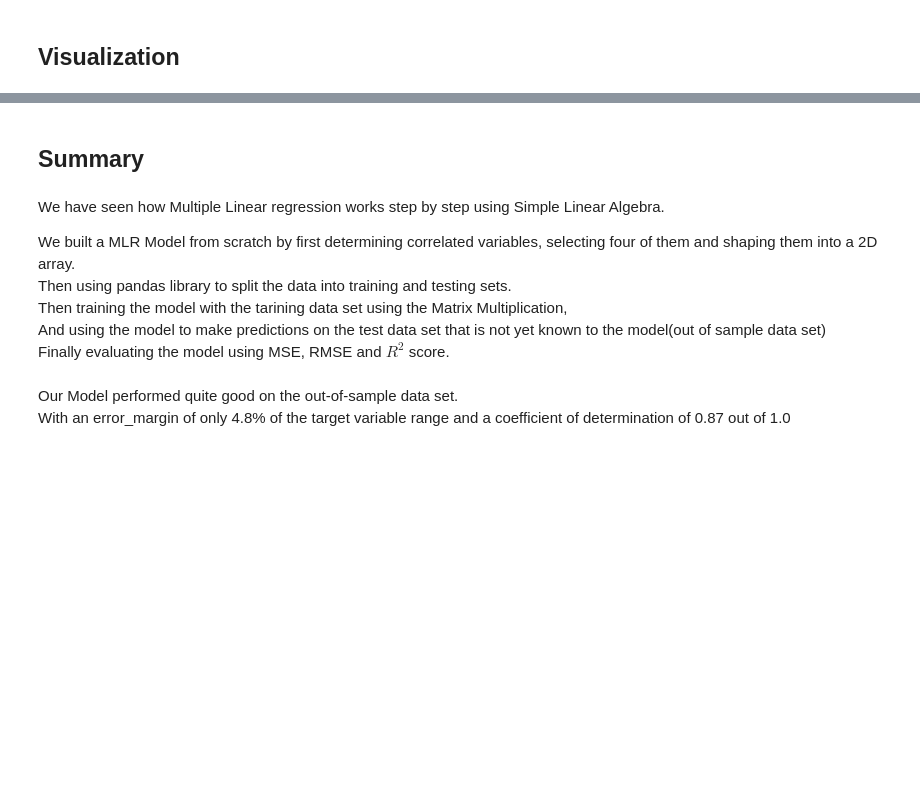
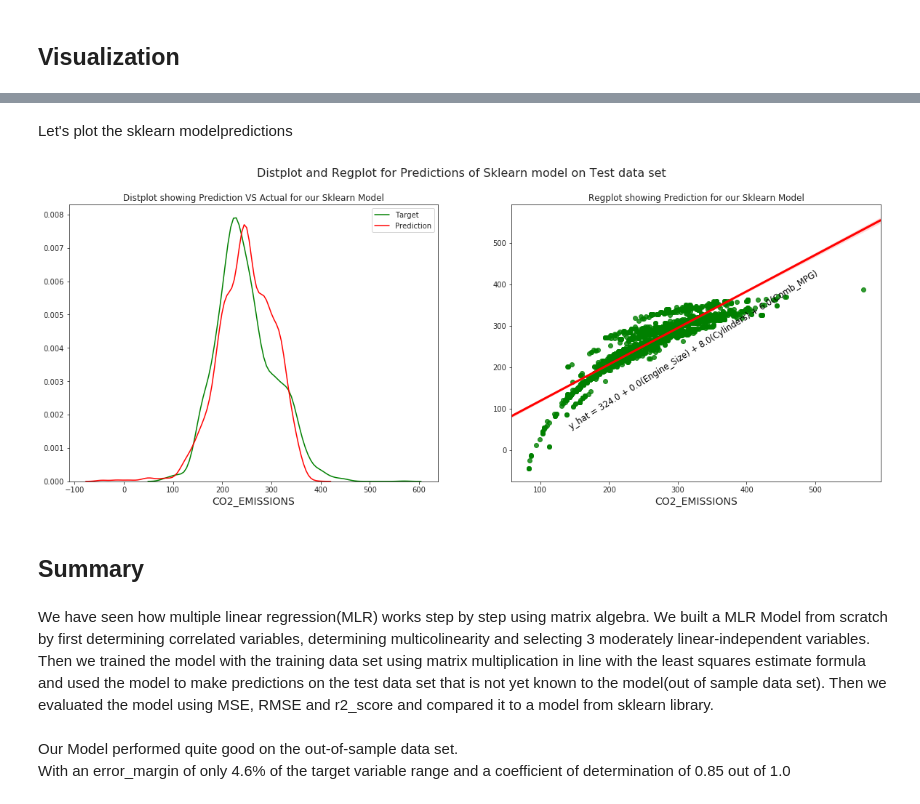
Before and after one commit to Lawrence-Krukrubo/Machine_Learning, a Jupyter notebook: coefficients_of_multiple_linear_regression.ipynb, the cells around one changed output, grey strips where cells are left out. Cells and saved outputs as stored; diff of their text form; code cells hidden in the pictures; blank space fills up the shorter version.

```diff
--- a/coefficients_of_multiple_linear_regression.ipynb
+++ b/coefficients_of_multiple_linear_regression.ipynb
@@ -691,0 +646,6 @@ plt.show()
+# %%
+# first import sklearn linear regression
+from sklearn.linear_model import LinearRegression
+
+# Instantiate a Linear regression model
+model = LinearRegression()
@@ -691,0 +660,8 @@ plt.show()
+# %%
+# The Slope or gradient
+model_slope = model.coef_
+
+# the intercept or bias unit
+model_intercept = model.intercept_
+
+print('Slope =', slope,'\nIntercept = ',intercept)
@@ -692,13 +713,42 @@ plt.show()
+# %% [markdown]
+Let's plot the sklearn modelpredictions
+# %%
+fig = plt.figure(figsize=(20, 7))
+plt.suptitle('Distplot and Regplot for Predictions of Sklearn model on Test data set', fontsize=16)
+
+ax = fig.add_subplot(121)
+ax1 = fig.add_subplot(122)
+
+# plotting the Distplot
+sns.distplot(y_test.squeeze(), hist=False, label='Target', color='green', ax=ax)
+sns.distplot(y_hat.squeeze(), hist=False, label='Prediction', color='red', ax=ax)
+ax.set_xlabel('CO2_EMISSIONS', fontsize=14)
+ax.set_title('Distplot showing Prediction VS Actual for our Sklearn Model')
+
+# plotting the Regplot
+sns.regplot(y_test.squeeze(), y_hat, scatter_kws={"color": "green"}, line_kws={"color": "red" ,'linewidth':3}, ax=ax1)
+ax1.annotate('y_hat = {} + {}(Engine_Size) + {}(Cylinders) + {}(Comb_MPG)'.format(np.round(model_intercept),
+                                                             np.round(model_slope[0]),
+                                                             np.round(model_slope[1]),
+                                                             np.round(model_slope[2])),
+                                                             xy=(140,420),
+                                                             rotation=32,
+                                                             fontsize=11.5, color='black')
+ax1.set_xlabel('CO2_EMISSIONS', fontsize=14)
+ax1.set_title('Regplot showing Prediction for our Sklearn Model')
+
+
+
+plt.show()
+# %% [output]
+[figure, added]
 # %% [markdown]
 ## Summary
 # %% [markdown]
-We have seen how Multiple Linear regression works step by step using Simple Linear Algebra.<br>
-
-We built a MLR Model from scratch by first determining correlated variables, selecting four of them  and shaping them into a 2D array.<br>
-Then using pandas library to split the data into training and testing sets.<br>
-Then training the model with the tarining data set using the Matrix Multiplication,<br>
-And using the model to make predictions on the test data set that is not yet known to the model(out of sample data set)<br>
-Finally evaluating the model using MSE, RMSE and $R^2$ score.
+We have seen how multiple linear regression(MLR) works step by step using matrix algebra.
+We built a MLR Model from scratch by first determining correlated variables, determining multicolinearity and selecting 3 moderately linear-independent variables.
+Then we trained the model with the training data set using matrix multiplication in line with the least squares estimate formula and used the model to make predictions on the test data set that is not yet known to the model(out of sample data set).
+Then we evaluated the model using MSE, RMSE and r2_score and compared it to a model from sklearn library.
 # %% [markdown]
 Our Model performed quite good on the out-of-sample data set.<br>
-With an error_margin of only 4.8% of the target variable range and a coefficient of determination of 0.87 out of 1.0
+With an error_margin of only 4.6% of the target variable range and a coefficient of determination of 0.85 out of 1.0
```
Also changed, not shown: parts of 77 cells of this notebook.
